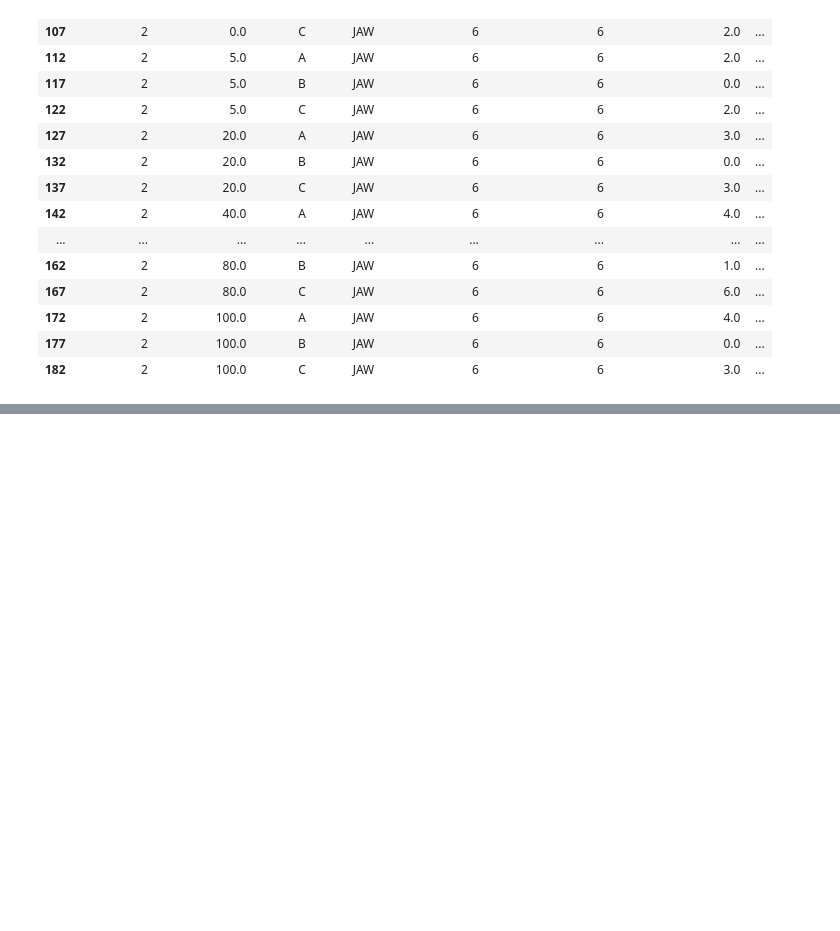
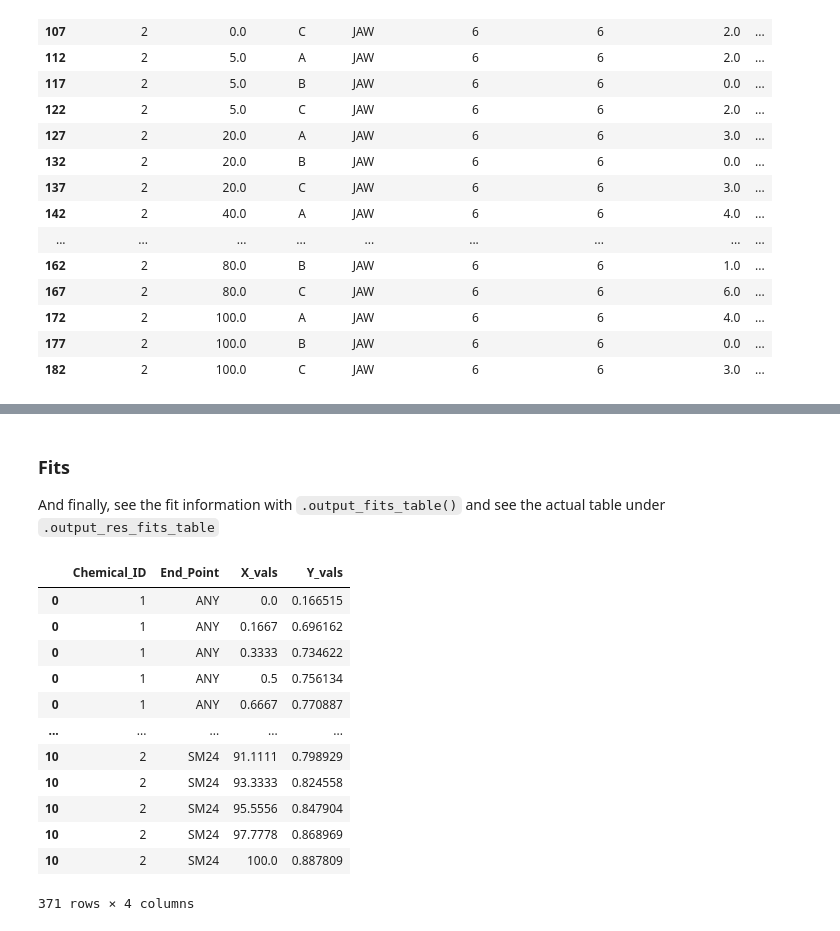
Before and after one commit to PNNL-CompBio/bmdrc, a Jupyter notebook: vignettes/Binary Class Example.ipynb, the cells around one changed output, grey strips where cells are left out. Drawn from its saved outputs; the diff is of its cells as text; code cells hidden in the pictures; blank space fills up the shorter version.

```diff
--- a/vignettes/Binary Class Example.ipynb
+++ b/vignettes/Binary Class Example.ipynb
@@ -432,0 +446,21 @@ response
+# %% [markdown]
+### Fits
+
+And finally, see the fit information with `.output_fits_table()` and see the actual table under `.output_res_fits_table`
+# %%
+Long.output_fits_table()
+Long.output_res_fits_table
+# %% [output]
+|  | Chemical_ID | End_Point | X_vals | Y_vals |
+| 0 | 1 | ANY | 0.0 | 0.166515 |
+| 0 | 1 | ANY | 0.1667 | 0.696162 |
+| 0 | 1 | ANY | 0.3333 | 0.734622 |
+| 0 | 1 | ANY | 0.5 | 0.756134 |
+| 0 | 1 | ANY | 0.6667 | 0.770887 |
+| ... | ... | ... | ... | ... |
+| 10 | 2 | SM24 | 91.1111 | 0.798929 |
+| 10 | 2 | SM24 | 93.3333 | 0.824558 |
+| 10 | 2 | SM24 | 95.5556 | 0.847904 |
+| 10 | 2 | SM24 | 97.7778 | 0.868969 |
+| 10 | 2 | SM24 | 100.0 | 0.887809 |
+371 rows × 4 columns
```
Also changed, not shown: parts of 14 cells of this notebook, 3 other files.
